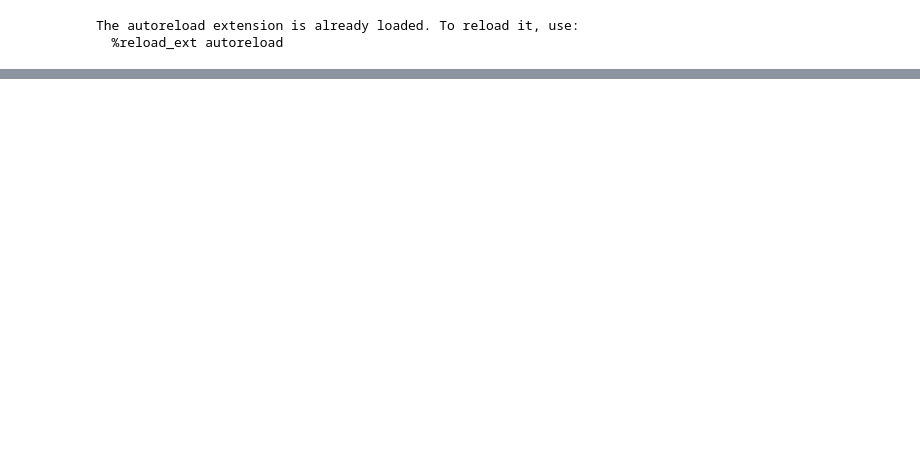
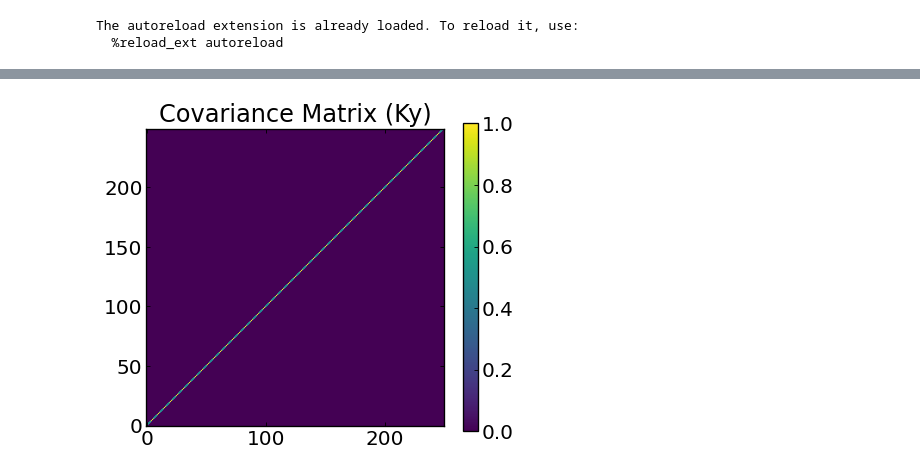
Before and after one commit to Ryoaki374/MLxAntennaDesignOptimization, a Jupyter notebook: debug/gaussian_process_debug.ipynb, the cells around one changed output, grey strips where cells are left out. Drawn from its saved outputs; the diff is of its cells as text; code cells hidden in the pictures; blank space fills up the shorter version.

```diff
--- a/debug/gaussian_process_debug.ipynb
+++ b/debug/gaussian_process_debug.ipynb
@@ -266,0 +501,97 @@ At location: x = [ 0.00517847 -0.0054713 ]
+# %%
+import numpy as np
+from scipy.optimize import minimize
+import lib_debug
+
+# -------------------- 1. Setup & Aliasing --------------------
+kernel = lib_debug.rbf_kernel
+
+# -------------------- 2. Settings (N-Dimensional) --------------------
+dims = 30  # ★ここを変えるだけで次元数を変更可能
+bound_val = 32.0
+
+# numpy配列で境界を定義 (dimsの数だけ拡張)
+lower_bounds = np.full(dims, -bound_val)
+upper_bounds = np.full(dims, bound_val)
+
+# Initial Gamma & Noise
+current_gamma = 1.0
+noise_std = 0.0
+noise_var = noise_std ** 2
+
+n_init = 5 * dims  # 次元数に応じて初期点数を増やすのが一般的
+n_iter = 100
+
+# Strategy Selection
+STRATEGY = "EI"
+if STRATEGY == "EI":
+    acq_func = lib_debug.expected_improvement
+    acq_params = {'xi': 0.01}
+elif STRATEGY == "LCB":
+    acq_func = lib_debug.lower_confidence_bound
+    acq_params = {'kappa': 2.0}
+else:
+    raise ValueError("Unknown strategy")
+
+print(f"--- Strategy: {STRATEGY} | Dimensions: {dims} ---")
+
+# -------------------- 3. Initialization --------------------
+X_train = lib_debug.LHSsampler(dims, n_init, lower_bounds, upper_bounds)
+
+y_train = lib_debug.griewank_nd(X_train).reshape(-1, 1)
+
+# -------------------- 4. Bayesian Optimization Loop --------------------
+print(f"--- Starting Optimization Loop ({n_iter} iterations) ---")
+# ログヘッダー調整
+print(f"{'Iter':<5} | {'Best y':<10} | {'New y':<10} | {'Gamma':<8} | {'New x vector'}")
+print("-" * 90)
+
+for i in range(n_iter):
+
+    # --- Step A: Optimize Hyperparameters (Gamma) ---
+    res_hyp = minimize(
+        lib_debug.negative_log_marginal_likelihood,
+        x0=[current_gamma],
+        args=(X_train, y_train, noise_var),
+        bounds=[(0.1, 100.0)],
+        method='L-BFGS-B'
+    )
+    if res_hyp.success:
+        current_gamma = res_hyp.x[0]
+
+    # --- Step B: Fit GP (Calculate Ky_inv) ---
+    Ky_inv = lib_debug.fit_gp(kernel, X_train, current_gamma, noise_var)
+
+    # --- Step C & D: Optimize Acquisition Function ---
+    x_new, _ = lib_debug.optimize_acquisition(
+        kernel,
+        acq_func,
+        X_train, y_train, Ky_inv, current_gamma,
+        lower_bounds, upper_bounds, acq_params
+    )
+
+    # --- Step E: Evaluate True Function (N-D) ---
+    y_new = lib_debug.griewank_nd(x_new.reshape(1, -1))
+
+    # --- Step F: Update Data ---
+    X_train = np.vstack([X_train, x_new])
+    y_train = np.vstack([y_train, y_new])
+
+    # Log
+    current_best = np.min(y_train)
+
+    x_str = np.array2string(x_new, precision=2, separator=', ', suppress_small=True)
+
+    print(f"{i+1:<5} | {current_best:.6f}   | {y_new.item():.6f}   | {current_gamma:.4f}   | {x_str}")
+
+# -------------------- 5. Final Result --------------------
+best_idx_final = np.argmin(y_train)
+print("-" * 90)
+print(f"Optimization Finished.")
+print(f"Global Best Found: y = {y_train[best_idx_final].item():.6f}")
+with np.printoptions(precision=4, suppress=True):
+    print(f"At location: x = {X_train[best_idx_final]}")
+
+K_final = kernel(X_train, X_train, current_gamma)
+lib_debug.plot_covariance_matrix(K_final)
+# %% [output]
@@ -266,0 +615 @@ At location: x = [ 0.00517847 -0.0054713 ]
+[figure, added]
```
Also changed, not shown: parts of 6 cells of this notebook, 3 other files.
